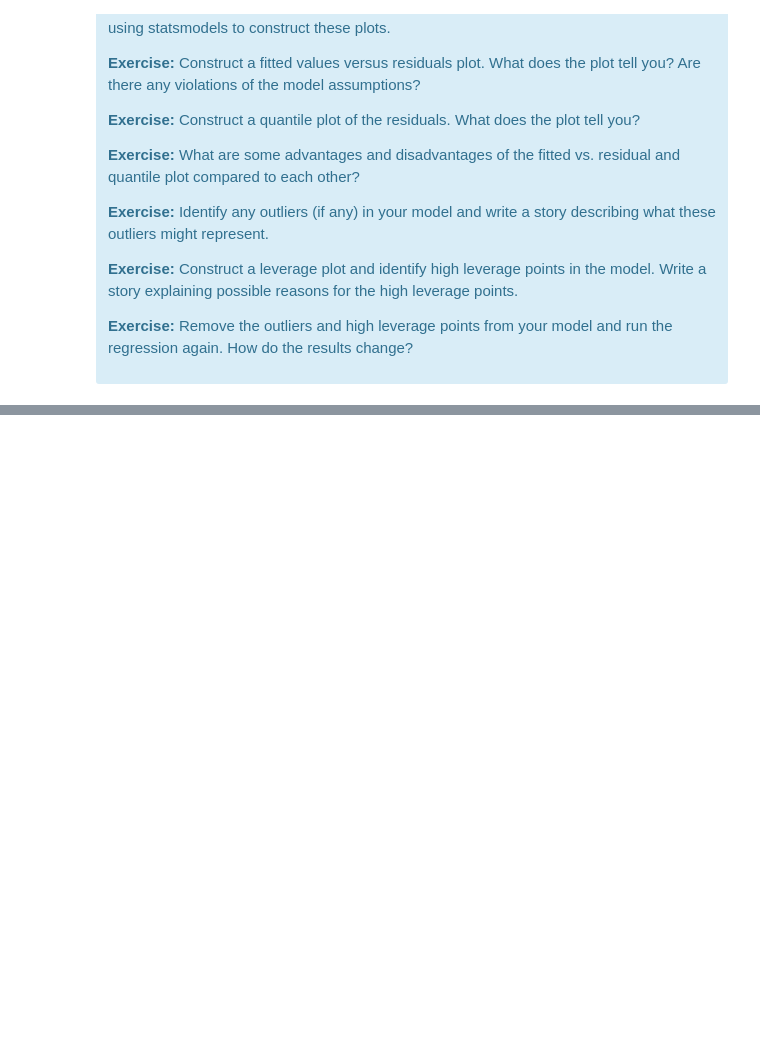
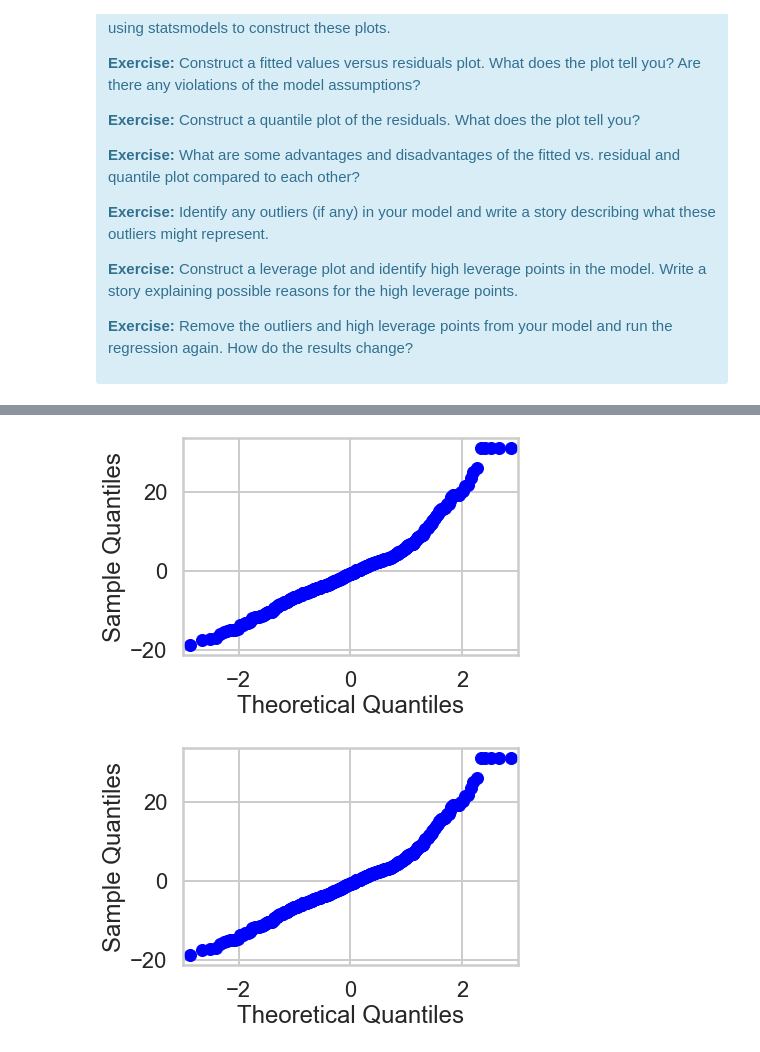
Before and after one commit to sreiter1/mec-mini-projects, a Jupyter notebook: mec-11.4.1-linear-regression-mini-project/Mini_Project_Linear_Regression.ipynb, the cells around one changed output, grey strips where cells are left out. Cells and saved outputs as stored; diff of their text form; code cells hidden in the pictures; blank space fills up the shorter version.

```diff
--- a/mec-11.4.1-linear-regression-mini-project/Mini_Project_Linear_Regression.ipynb
+++ b/mec-11.4.1-linear-regression-mini-project/Mini_Project_Linear_Regression.ipynb
@@ -858,0 +905,10 @@ There are some other issues that are important investigate with linear regressio
+# %%
+y = bos["PRICE"] - results
+sm.qqplot(y)
+
+# It appears that the model does a generally good job of predicting the results,
+# but that there may be 3 different groups of predictions.  There is one group
+# at the very high end, and 2 groups along the main stretch of the plot.
+# %% [output]
+[figure, added]
+[figure, added]
```
Also changed, not shown: parts of 4 cells of this notebook.
